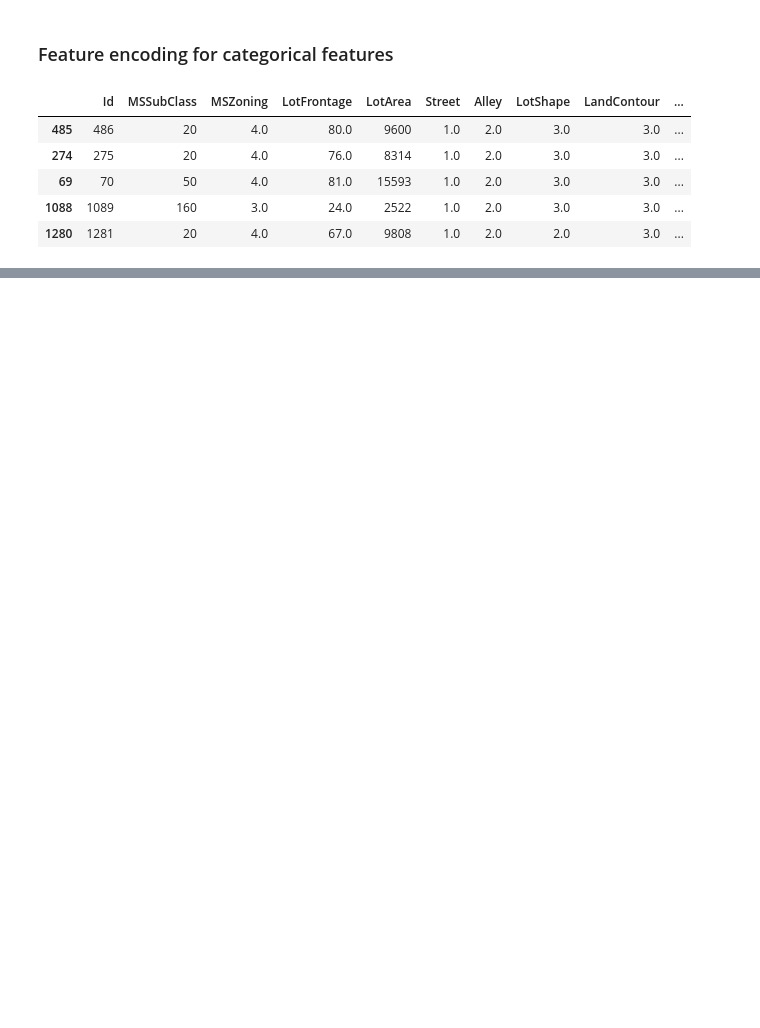
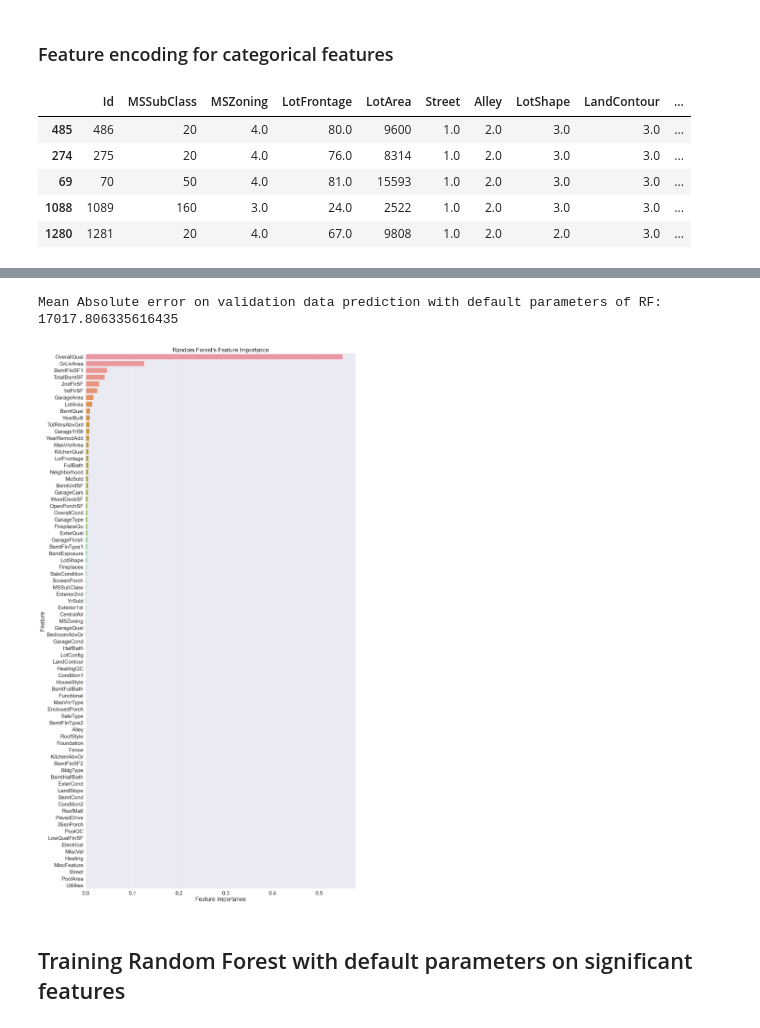
Before and after one commit to Vikeshkr-DSP/House_Price_Prediction, a Jupyter notebook: House_Price_Prediction.ipynb, the cells around one changed output, grey strips where cells are left out. Saved outputs shown, nothing was run; the diff lists cells and outputs as text; code cells hidden in the pictures; blank space fills up the shorter version.

Commit message:
Model building using Random Forest

```diff
--- a/House_Price_Prediction.ipynb
+++ b/House_Price_Prediction.ipynb
@@ -674,7 +674,7 @@ X_train['Exterior2nd'].replace(to_replace='Wd Shng', value='Wd Sdng', inplace=Tr
 # Training/fitting categorical encoder
 
 cat_features = X_train.select_dtypes(include='object').columns.to_list()
-encoder = EncodeFeatures.fit_cat_encoder(X_train[cat_features])
+encoder = ModelPreprocessing.fit_cat_encoder(X_train[cat_features])
 # %%
 # Transforming categorical features of training data
 
@@ -687,3 +687,7 @@ X_train.head()
 | 69 | 70 | 50 | 4.0 | 81.0 | 15593 | 1.0 | 2.0 | 3.0 | 3.0 | ... |
 | 1088 | 1089 | 160 | 3.0 | 24.0 | 2522 | 1.0 | 2.0 | 3.0 | 3.0 | ... |
 | 1280 | 1281 | 20 | 4.0 | 67.0 | 9808 | 1.0 | 2.0 | 2.0 | 3.0 | ... |
+# %%
+# Dropping column 'Id'
+
+X_train.drop(['Id'], axis=1, inplace=True)
@@ -689,0 +761,5 @@ X_train.head()
+# %%
+from sklearn.ensemble import RandomForestRegressor
+rdf = RandomForestRegressor(n_jobs=-1, random_state=1, verbose=1)
+# %%
+rdf.fit(X_train, Y_train['SalePrice'])
@@ -689,0 +793,11 @@ X_train.head()
+# %%
+print('Mean Absolute error on validation data prediction with default parameters of RF:',
+                      mean_absolute_error(Y_valid, rdf_vld_prd))
+# %% [output]
+Mean Absolute error on validation data prediction with default parameters of RF: 17017.806335616435
+# %%
+ModelPreprocessing.plot_feature_importance(list(X_train), rdf, 'Random Forest', (20,40))
+# %% [output]
+[figure, added]
+# %% [markdown]
+## Training Random Forest with default parameters on significant features
```
Also changed, not shown: parts of 33 cells of this notebook, 1 other file.
